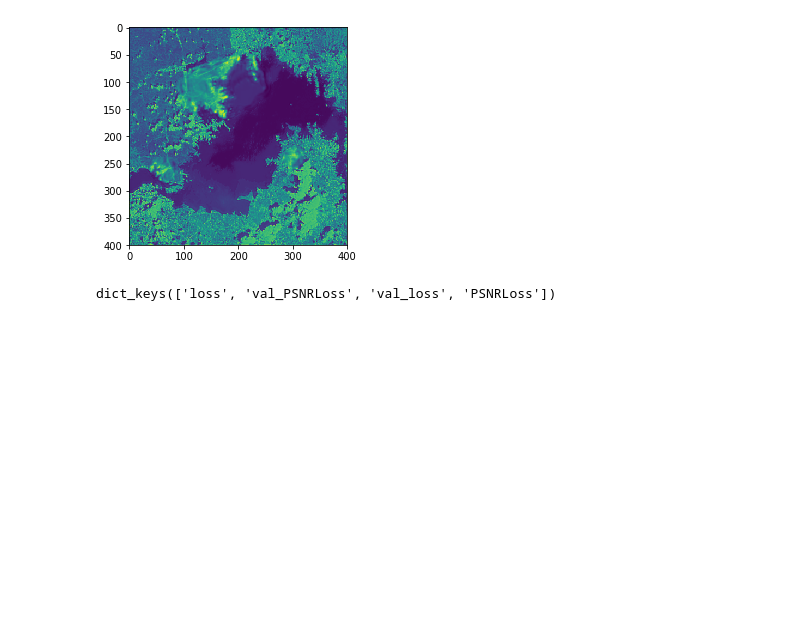
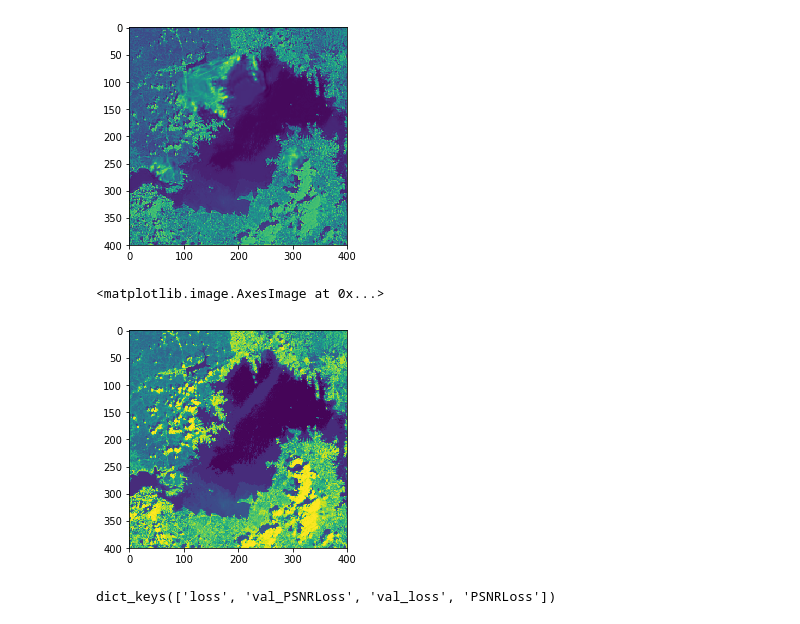
Before and after one commit to Hydroviet/CNN-L8-Recovery, a Jupyter notebook: Keras_NN.ipynb, the cells around one changed output. Saved outputs shown, nothing was run; the diff lists cells and outputs as text; code cells hidden in the pictures; blank space fills up the shorter version.

```diff
--- a/Keras_NN.ipynb
+++ b/Keras_NN.ipynb
@@ -138,6 +138,11 @@ plt.imshow(y_pred[0,:,:,0])
 # %% [output]
 <matplotlib.image.AxesImage at 0x...>
 [figure]
+# %%
+plt.imshow(testY[0,:,:,0])
+# %% [output]
+<matplotlib.image.AxesImage at 0x...>
+[figure, added]
 # %%
 print(history.history.keys())
 # %% [output]
```
